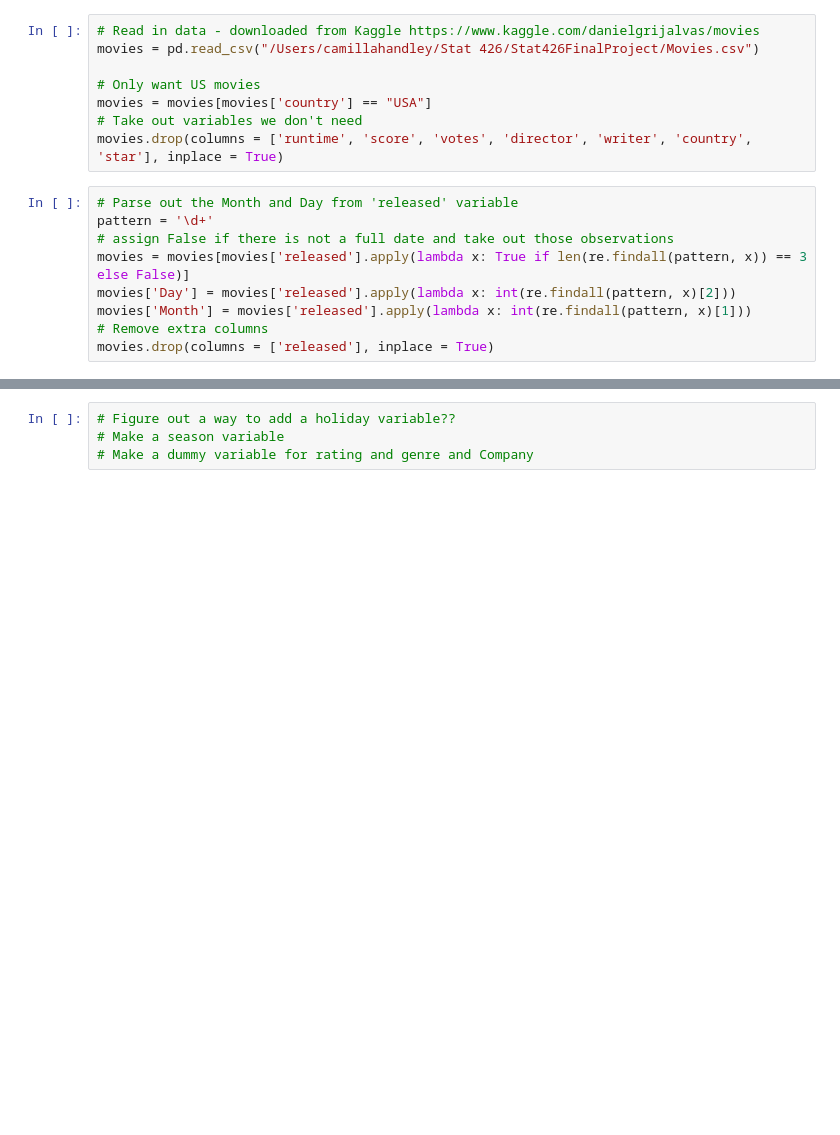
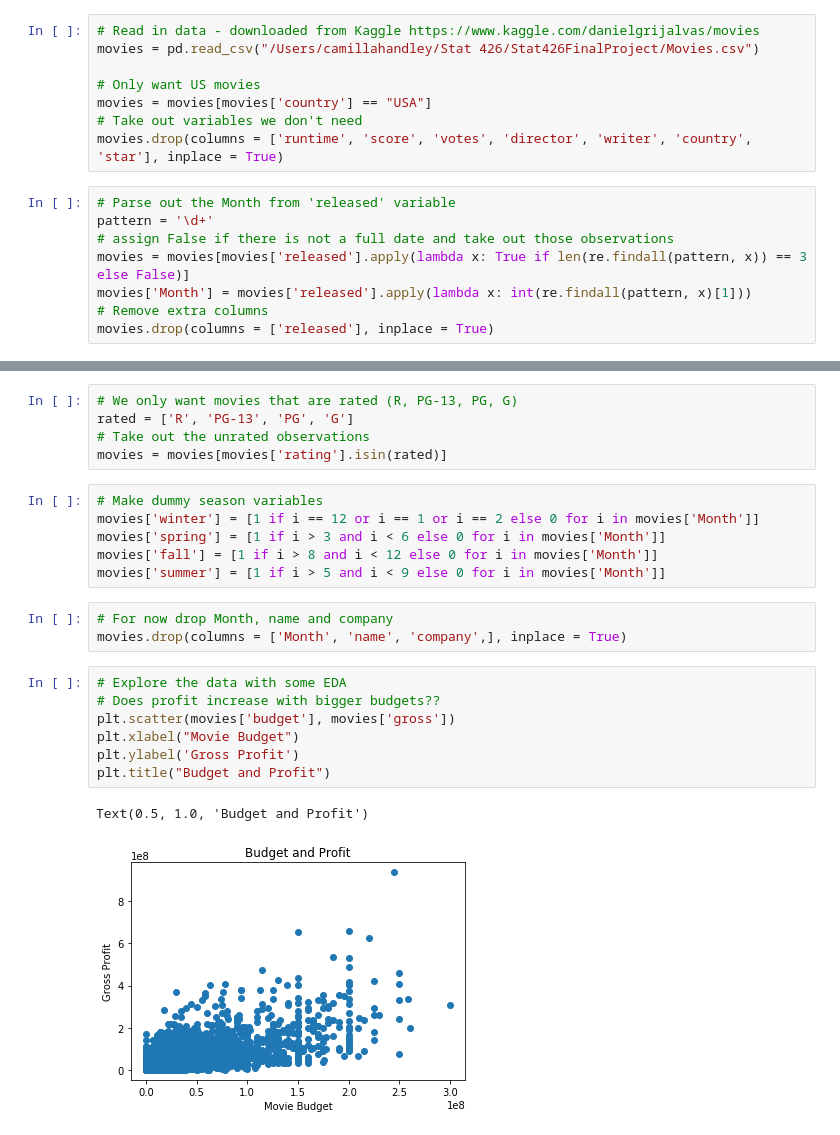
Before and after one commit to camillahandley/Stat426FinalProject, a Jupyter notebook: MovieProfit.ipynb, the cells around one changed output, grey strips where cells are left out. Drawn from its saved outputs; the diff is of its cells as text; blank space fills up the shorter version.

```diff
--- a/MovieProfit.ipynb
+++ b/MovieProfit.ipynb
@@ -47,11 +56,10 @@ movies = movies[movies['country'] == "USA"]
 # Take out variables we don't need
 movies.drop(columns = ['runtime', 'score', 'votes', 'director', 'writer', 'country', 'star'], inplace = True)
 # %%
-# Parse out the Month and Day from 'released' variable
+# Parse out the Month from 'released' variable
 pattern = '\d+'
 # assign False if there is not a full date and take out those observations
 movies = movies[movies['released'].apply(lambda x: True if len(re.findall(pattern, x)) == 3 else False)]
-movies['Day'] = movies['released'].apply(lambda x: int(re.findall(pattern, x)[2]))
 movies['Month'] = movies['released'].apply(lambda x: int(re.findall(pattern, x)[1]))
 # Remove extra columns
 movies.drop(columns = ['released'], inplace = True)
@@ -67,4 +66,24 @@ movies.head()
-# %%
-# Figure out a way to add a holiday variable??
-# Make a season variable
-# Make a dummy variable for rating and genre and Company
+# %%
+# We only want movies that are rated (R, PG-13, PG, G)
+rated = ['R', 'PG-13', 'PG', 'G']
+# Take out the unrated observations
+movies = movies[movies['rating'].isin(rated)]
+# %%
+# Make dummy season variables
+movies['winter'] = [1 if i == 12 or i == 1 or i == 2 else 0 for i in movies['Month']]
+movies['spring'] = [1 if i > 3 and i < 6 else 0 for i in movies['Month']]
+movies['fall'] = [1 if i > 8 and i < 12 else 0 for i in movies['Month']]
+movies['summer'] = [1 if i > 5 and i < 9 else 0 for i in movies['Month']]
+# %%
+# For now drop Month, name and company
+movies.drop(columns = ['Month', 'name', 'company',], inplace = True)
+# %%
+# Explore the data with some EDA
+# Does profit increase with bigger budgets??
+plt.scatter(movies['budget'], movies['gross'])
+plt.xlabel("Movie Budget")
+plt.ylabel('Gross Profit')
+plt.title("Budget and Profit")
+# %% [output]
+Text(0.5, 1.0, 'Budget and Profit')
+[figure, added]
```
Also changed, not shown: parts of 12 cells of this notebook.
